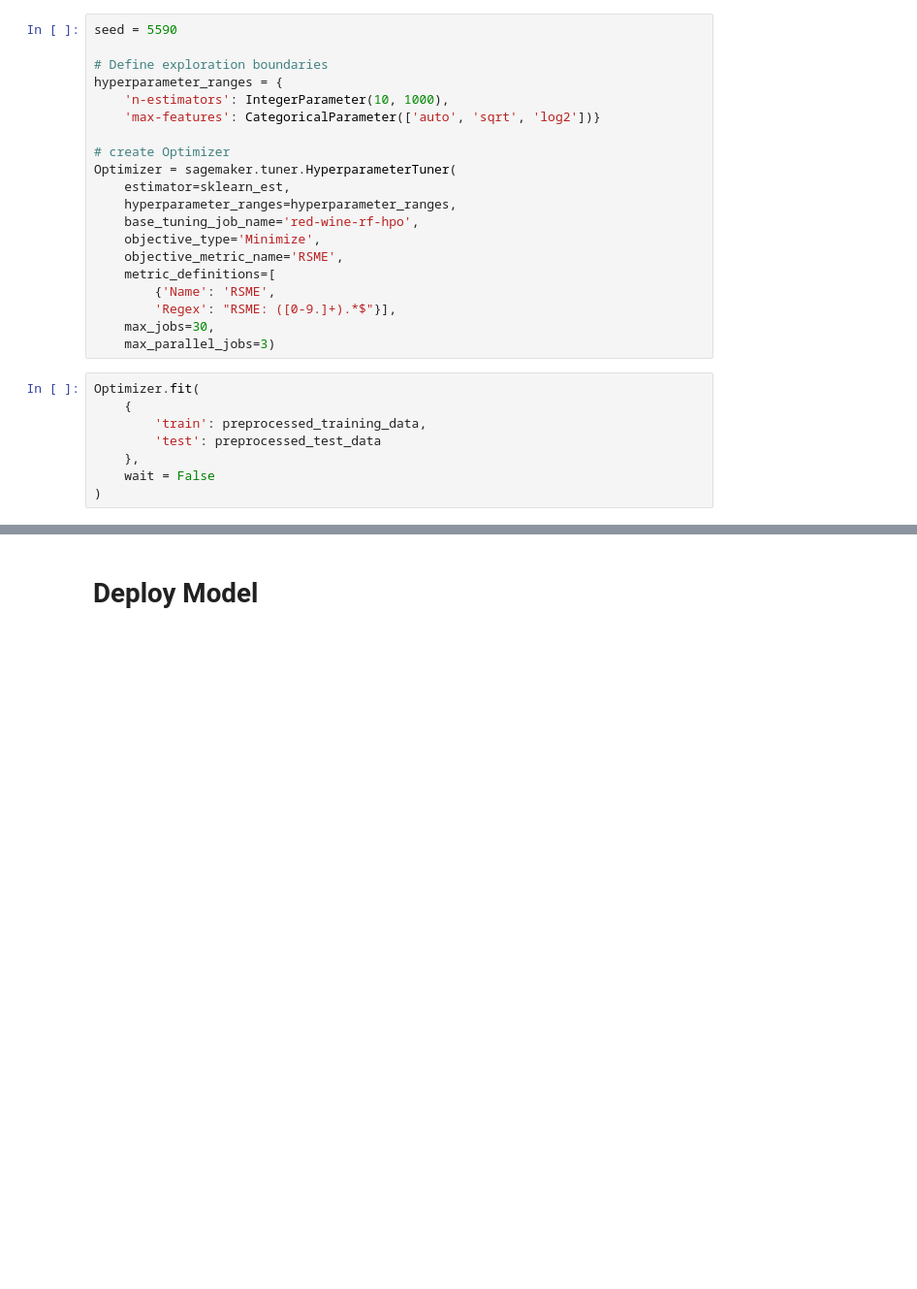
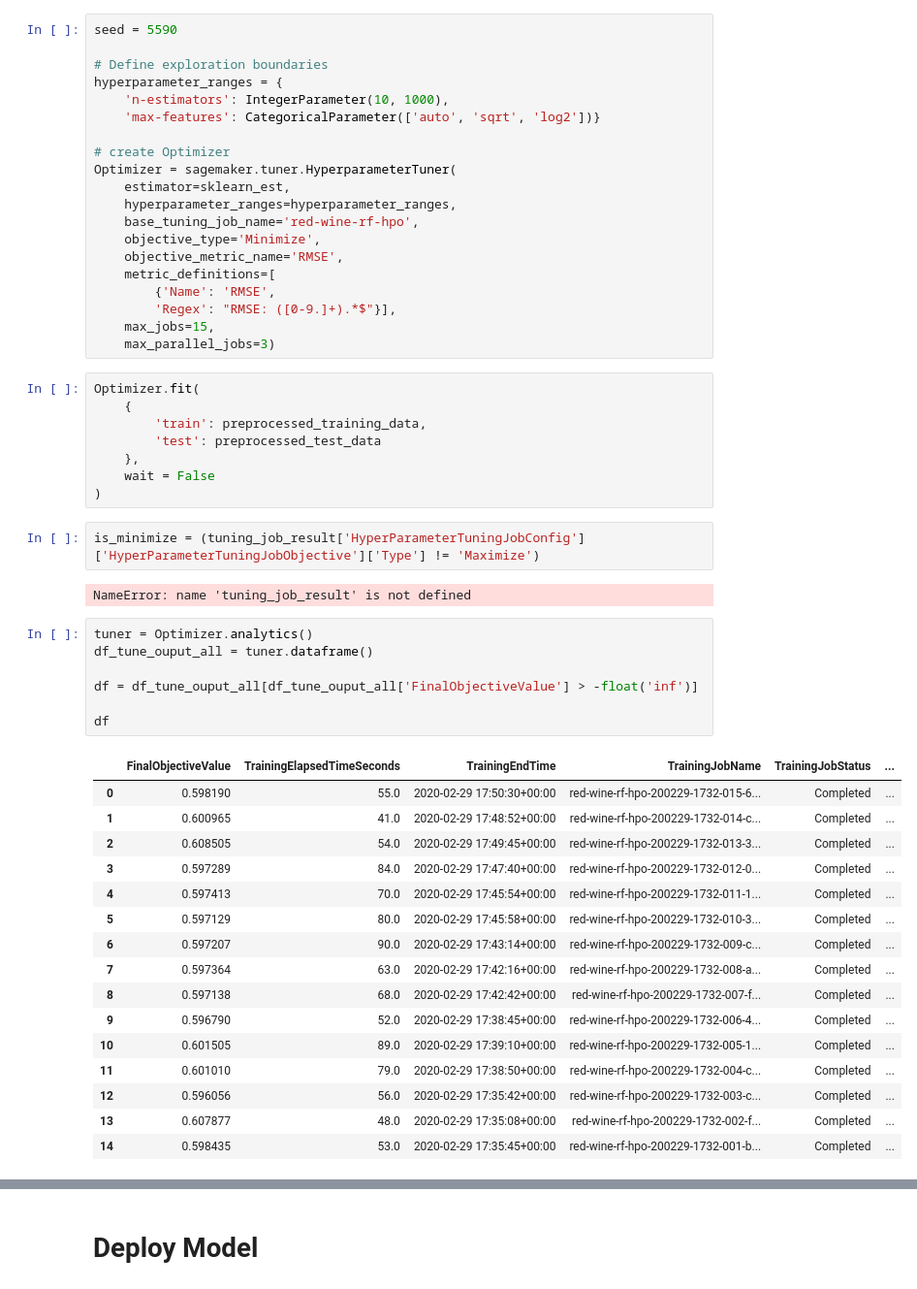
Before and after one commit to DSBA-6190-Final-Project-Team/DSBA-6190_Final-Project, a Jupyter notebook: wine_predict/wine_quality_predict-sagemaker-SKLearn.ipynb, the cells around one changed output, grey strips where cells are left out. Shown at 97% size. Saved outputs shown, nothing was run; the diff lists cells and outputs as text; blank space fills up the shorter version.

```diff
--- a/wine_predict/wine_quality_predict-sagemaker-SKLearn.ipynb
+++ b/wine_predict/wine_quality_predict-sagemaker-SKLearn.ipynb
@@ -491,11 +495,11 @@ Optimizer = sagemaker.tuner.HyperparameterTuner(
     hyperparameter_ranges=hyperparameter_ranges,
     base_tuning_job_name='red-wine-rf-hpo',
     objective_type='Minimize',
-    objective_metric_name='RSME',
+    objective_metric_name='RMSE',
     metric_definitions=[
-        {'Name': 'RSME',
-        'Regex': "RSME: ([0-9.]+).*$"}],
-    max_jobs=30,
+        {'Name': 'RMSE',
+        'Regex': "RMSE: ([0-9.]+).*$"}],
+    max_jobs=15,
     max_parallel_jobs=3)
 # %%
 Optimizer.fit(
@@ -505,3 +509,31 @@ Optimizer.fit(
     },
     wait = False
 )
+# %%
+is_minimize = (tuning_job_result['HyperParameterTuningJobConfig']['HyperParameterTuningJobObjective']['Type'] != 'Maximize')
+# %% [output]
+NameError: name 'tuning_job_result' is not defined
+# %%
+tuner = Optimizer.analytics()
+df_tune_ouput_all = tuner.dataframe()
+
+df = df_tune_ouput_all[df_tune_ouput_all['FinalObjectiveValue'] > -float('inf')]
+
+df
+# %% [output]
+|  | FinalObjectiveValue | TrainingElapsedTimeSeconds | TrainingEndTime | TrainingJobName | TrainingJobStatus | ... |
+| 0 | 0.598190 | 55.0 | 2020-02-29 17:50:30+00:00 | red-wine-rf-hpo-200229-1732-015-6... | Completed | ... |
+| 1 | 0.600965 | 41.0 | 2020-02-29 17:48:52+00:00 | red-wine-rf-hpo-200229-1732-014-c... | Completed | ... |
+| 2 | 0.608505 | 54.0 | 2020-02-29 17:49:45+00:00 | red-wine-rf-hpo-200229-1732-013-3... | Completed | ... |
+| 3 | 0.597289 | 84.0 | 2020-02-29 17:47:40+00:00 | red-wine-rf-hpo-200229-1732-012-0... | Completed | ... |
+| 4 | 0.597413 | 70.0 | 2020-02-29 17:45:54+00:00 | red-wine-rf-hpo-200229-1732-011-1... | Completed | ... |
+| 5 | 0.597129 | 80.0 | 2020-02-29 17:45:58+00:00 | red-wine-rf-hpo-200229-1732-010-3... | Completed | ... |
+| 6 | 0.597207 | 90.0 | 2020-02-29 17:43:14+00:00 | red-wine-rf-hpo-200229-1732-009-c... | Completed | ... |
+| 7 | 0.597364 | 63.0 | 2020-02-29 17:42:16+00:00 | red-wine-rf-hpo-200229-1732-008-a... | Completed | ... |
+| 8 | 0.597138 | 68.0 | 2020-02-29 17:42:42+00:00 | red-wine-rf-hpo-200229-1732-007-f... | Completed | ... |
+| 9 | 0.596790 | 52.0 | 2020-02-29 17:38:45+00:00 | red-wine-rf-hpo-200229-1732-006-4... | Completed | ... |
+| 10 | 0.601505 | 89.0 | 2020-02-29 17:39:10+00:00 | red-wine-rf-hpo-200229-1732-005-1... | Completed | ... |
+| 11 | 0.601010 | 79.0 | 2020-02-29 17:38:50+00:00 | red-wine-rf-hpo-200229-1732-004-c... | Completed | ... |
+| 12 | 0.596056 | 56.0 | 2020-02-29 17:35:42+00:00 | red-wine-rf-hpo-200229-1732-003-c... | Completed | ... |
+| 13 | 0.607877 | 48.0 | 2020-02-29 17:35:08+00:00 | red-wine-rf-hpo-200229-1732-002-f... | Completed | ... |
+| 14 | 0.598435 | 53.0 | 2020-02-29 17:35:45+00:00 | red-wine-rf-hpo-200229-1732-001-b... | Completed | ... |
```
Also changed, not shown: parts of 10 cells of this notebook.
